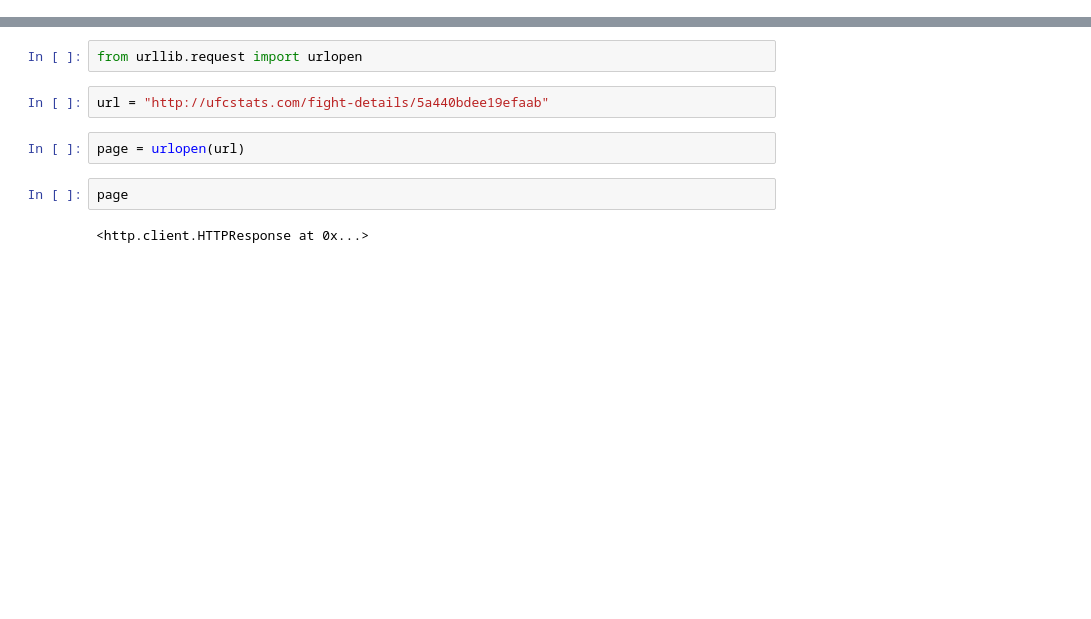
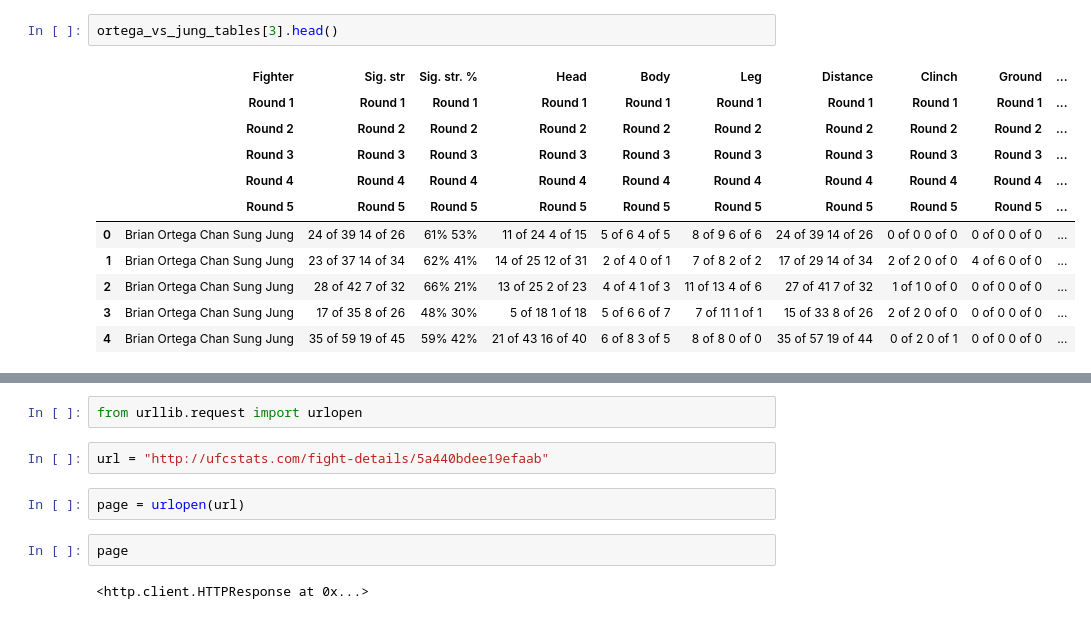
Before and after one commit to tylerlum/ufc_automated_scoring_system, a Jupyter notebook: UFC_Automated_Scoring_System.ipynb, the cells around one changed output, grey strips where cells are left out. Saved outputs shown, nothing was run; the diff lists cells and outputs as text; blank space fills up the shorter version.

```diff
--- a/UFC_Automated_Scoring_System.ipynb
+++ b/UFC_Automated_Scoring_System.ipynb
@@ -2,0 +84,14 @@
+# %%
+ortega_vs_jung_tables[3].head()
+# %% [output]
+|  | Fighter | Sig. str | Sig. str. % | Head | Body | Leg | Distance | Clinch | Ground | ... |
+|  | Round 1 | Round 1 | Round 1 | Round 1 | Round 1 | Round 1 | Round 1 | Round 1 | Round 1 | ... |
+|  | Round 2 | Round 2 | Round 2 | Round 2 | Round 2 | Round 2 | Round 2 | Round 2 | Round 2 | ... |
+|  | Round 3 | Round 3 | Round 3 | Round 3 | Round 3 | Round 3 | Round 3 | Round 3 | Round 3 | ... |
+|  | Round 4 | Round 4 | Round 4 | Round 4 | Round 4 | Round 4 | Round 4 | Round 4 | Round 4 | ... |
+|  | Round 5 | Round 5 | Round 5 | Round 5 | Round 5 | Round 5 | Round 5 | Round 5 | Round 5 | ... |
+| 0 | Brian Ortega Chan Sung Jung | 24 of 39 14 of 26 | 61% 53% | 11 of 24 4 of 15 | 5 of 6 4 of 5 | 8 of 9 6 of 6 | 24 of 39 14 of 26 | 0 of 0 0 of 0 | 0 of 0 0 of 0 | ... |
+| 1 | Brian Ortega Chan Sung Jung | 23 of 37 14 of 34 | 62% 41% | 14 of 25 12 of 31 | 2 of 4 0 of 1 | 7 of 8 2 of 2 | 17 of 29 14 of 34 | 2 of 2 0 of 0 | 4 of 6 0 of 0 | ... |
+| 2 | Brian Ortega Chan Sung Jung | 28 of 42 7 of 32 | 66% 21% | 13 of 25 2 of 23 | 4 of 4 1 of 3 | 11 of 13 4 of 6 | 27 of 41 7 of 32 | 1 of 1 0 of 0 | 0 of 0 0 of 0 | ... |
+| 3 | Brian Ortega Chan Sung Jung | 17 of 35 8 of 26 | 48% 30% | 5 of 18 1 of 18 | 5 of 6 6 of 7 | 7 of 11 1 of 1 | 15 of 33 8 of 26 | 2 of 2 0 of 0 | 0 of 0 0 of 0 | ... |
+| 4 | Brian Ortega Chan Sung Jung | 35 of 59 19 of 45 | 59% 42% | 21 of 43 16 of 40 | 6 of 8 3 of 5 | 8 of 8 0 of 0 | 35 of 57 19 of 44 | 0 of 2 0 of 1 | 0 of 0 0 of 0 | ... |
```
Also changed, not shown: parts of 21 cells of this notebook.
